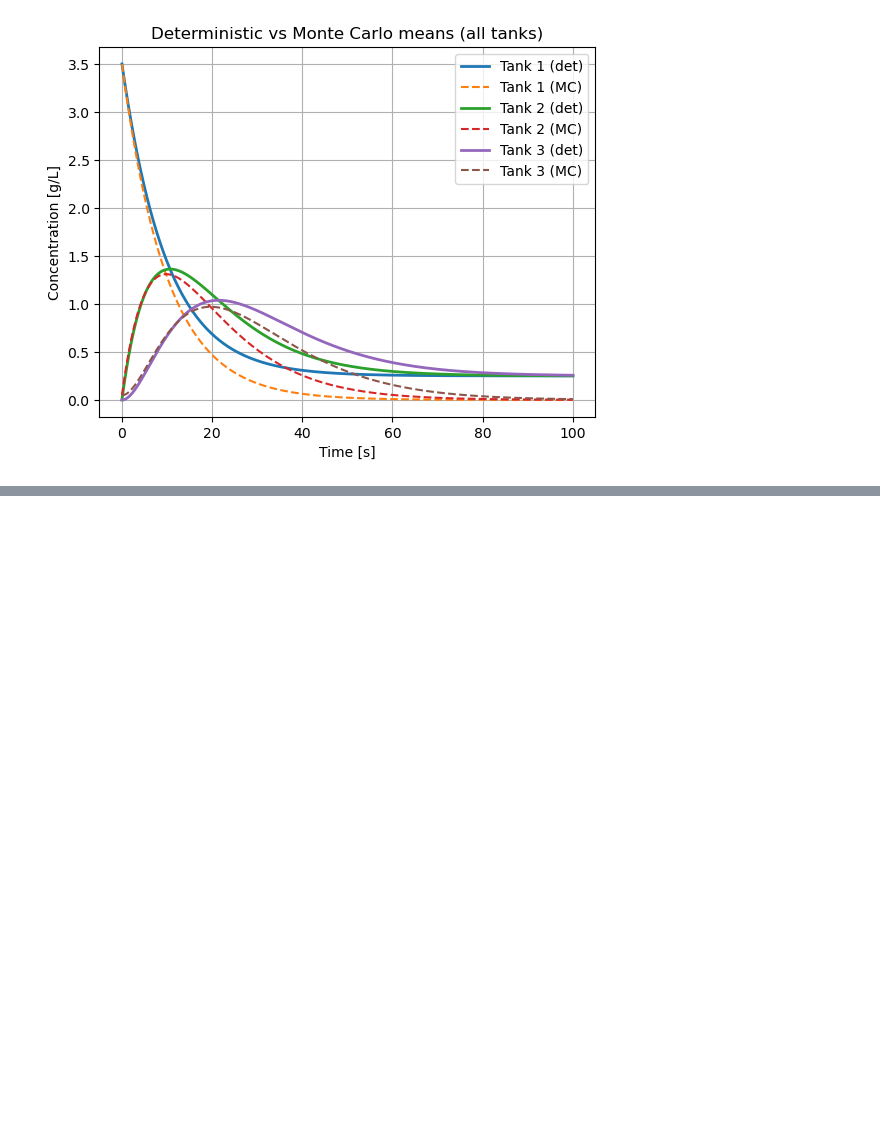
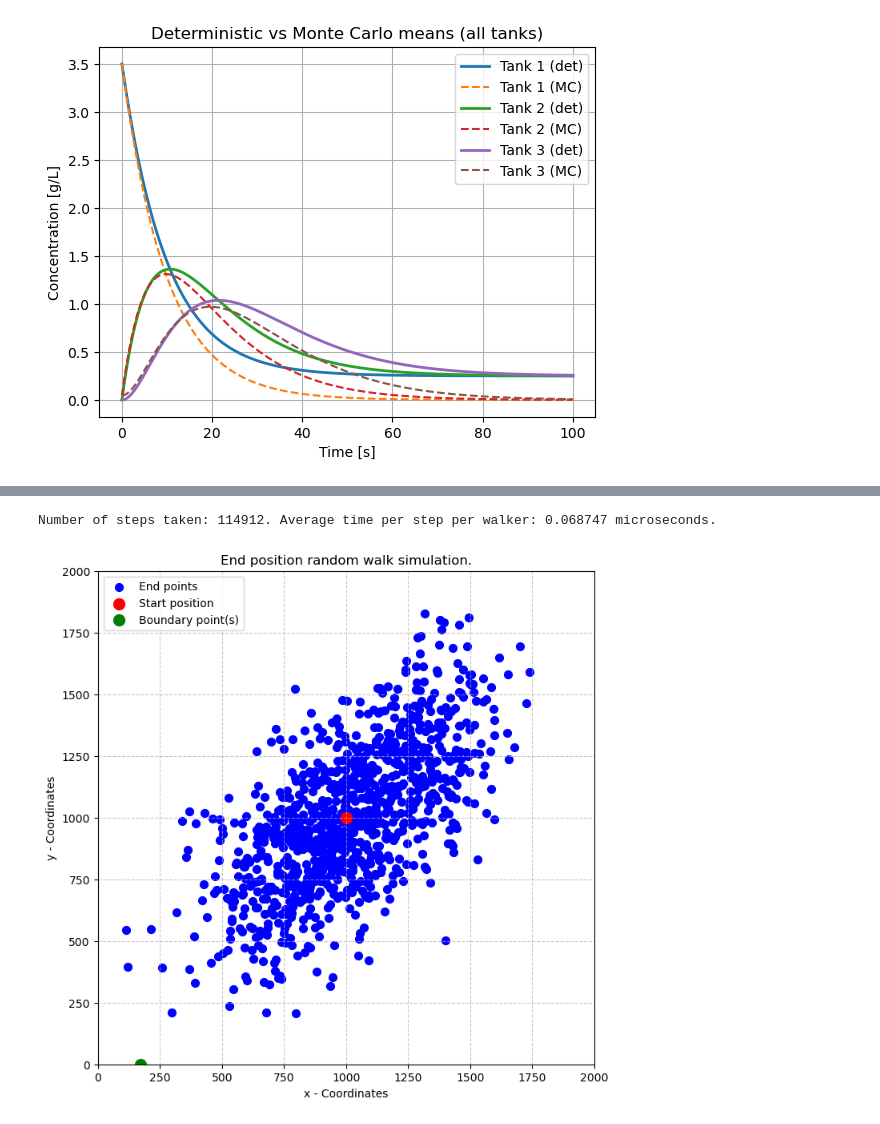
Before and after one commit to MalleBallen/Torgrim-og-Malvin-Gruppeprosjekt, a Jupyter notebook: project4/project4_q1.ipynb, the cells around one changed output, grey strips where cells are left out. Drawn from its saved outputs; the diff is of its cells as text; code cells hidden in the pictures; blank space fills up the shorter version.

```diff
--- a/project4/project4_q1.ipynb
+++ b/project4/project4_q1.ipynb
@@ -576,0 +717,60 @@ In summary, deterministic ODEs are best for fast, precise predictions at fixed p
+# %%
+def one_step_mod(
+        arr,
+        p_ss=1/9, #0
+        p_ps=1/9, #1
+        p_sp=1/9, #2
+        p_pp=1/9, #3
+        p_ns=1/9, #4
+        p_sn=1/9, #5
+        p_nn=1/9, #6
+        p_np=1/9, #7
+        p_pn=1/9  #8
+                 ):
+        # Don't check probabilities each time step for improved computation.
+        p = [p_ss, p_ps, p_sp, p_pp, p_ns, p_sn, p_nn, p_np, p_pn]
+
+
+        directions = np.random.choice(9, size=len(arr), p=p)
+        dx = np.array([0, 1, 0, 1, -1, 0, -1, -1, 1])
+        dy = np.array([0, 0, 1, 1, 0, -1, -1, 1, -1])
+        arr += np.stack([dx[directions], dy[directions]], axis=1)
+        return arr
+
+
+def rndm_walk_mod(n_steps, n_walkers=1_000, lower_bound=0, higher_bound=2_000, start_pos=(1_000,1_000),
+        p_ss=1/9, #0
+        p_ps=1/9, #1
+        p_sp=1/9, #2
+        p_pp=1/9, #3
+        p_ns=1/9, #4
+        p_sn=1/9, #5
+        p_nn=1/9, #6
+        p_np=1/9, #7
+        p_pn=1/9  #8
+                  ):
+    p = [p_ss, p_ps, p_sp, p_pp, p_ns, p_sn, p_nn, p_np, p_pn]
+
+    # Check if the sum is equal to 1, with a little round off error.
+    if not np.isclose(sum(p), 1.0, atol=1e-8):
+        raise ValueError(f"Probabilities must sum to 1. Current sum: {sum(p)}")
+
+    k=0
+    pos = start_pos_f(n_walkers, start_pos)
+    t0 = time.perf_counter()
+    for _ in range(n_steps):
+        pos = one_step_mod(pos, *p)
+        k+=1
+        if np.any(pos <= lower_bound) or np.any(pos >= higher_bound):
+            break
+    t1 = time.perf_counter()
+    t = t1-t0
+    return pos, k, t
+
+pos_mod, k_mod, t_mod = rndm_walk_mod(n_steps=1_000_000, n_walkers=1_000, lower_bound=0, higher_bound=2000, p_pp=2/9,p_pn=0, p_nn=2/9 ,p_np=0)
+avg_per_mod = t_mod/(1_000 * k_mod)
+print(f"Number of steps taken: {k_mod}. Average time per step per walker: {avg_per_mod*1e6:.6f} microseconds.")
+plot_positions_matplotlib(pos_mod,title=f"End position random walk simulation.")
+# %% [output]
+Number of steps taken: 114912. Average time per step per walker: 0.068747 microseconds.
+[figure, added]
```
Also changed, not shown: parts of 43 cells of this notebook.
